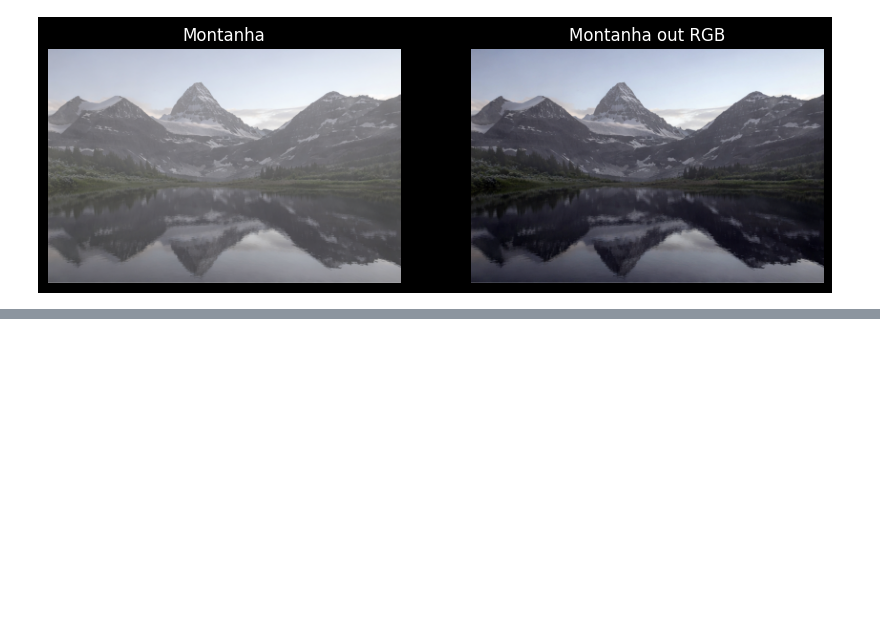
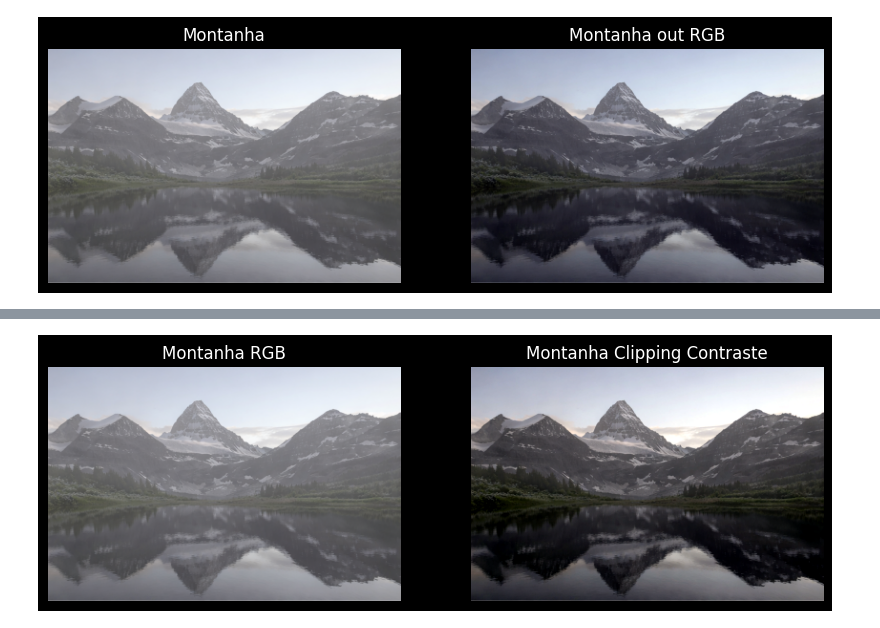
Before and after one commit to Renef13/Atividade_3_PI, a Jupyter notebook: melhoramento.ipynb, the cells around one changed output, grey strips where cells are left out. Drawn from its saved outputs; the diff is of its cells as text; code cells hidden in the pictures; blank space fills up the shorter version.

```diff
--- a/melhoramento.ipynb
+++ b/melhoramento.ipynb
@@ -92,0 +168,17 @@ plt.show()
+# %%
+img = clip_contraste(motanha_rgb, p_min=2, p_max=98)
+
+plt.figure(figsize=(10, 5))
+
+plt.subplot(1, 2, 1)
+plt.imshow(motanha_rgb)
+plt.title('Montanha RGB')
+plt.axis('off')
+
+plt.subplot(1, 2, 2)
+plt.imshow(img)
+plt.title('Montanha Clipping Contraste')
+plt.axis('off')
+plt.show()
+# %% [output]
+[figure, added]
```
Also changed, not shown: parts of 4 cells of this notebook.
